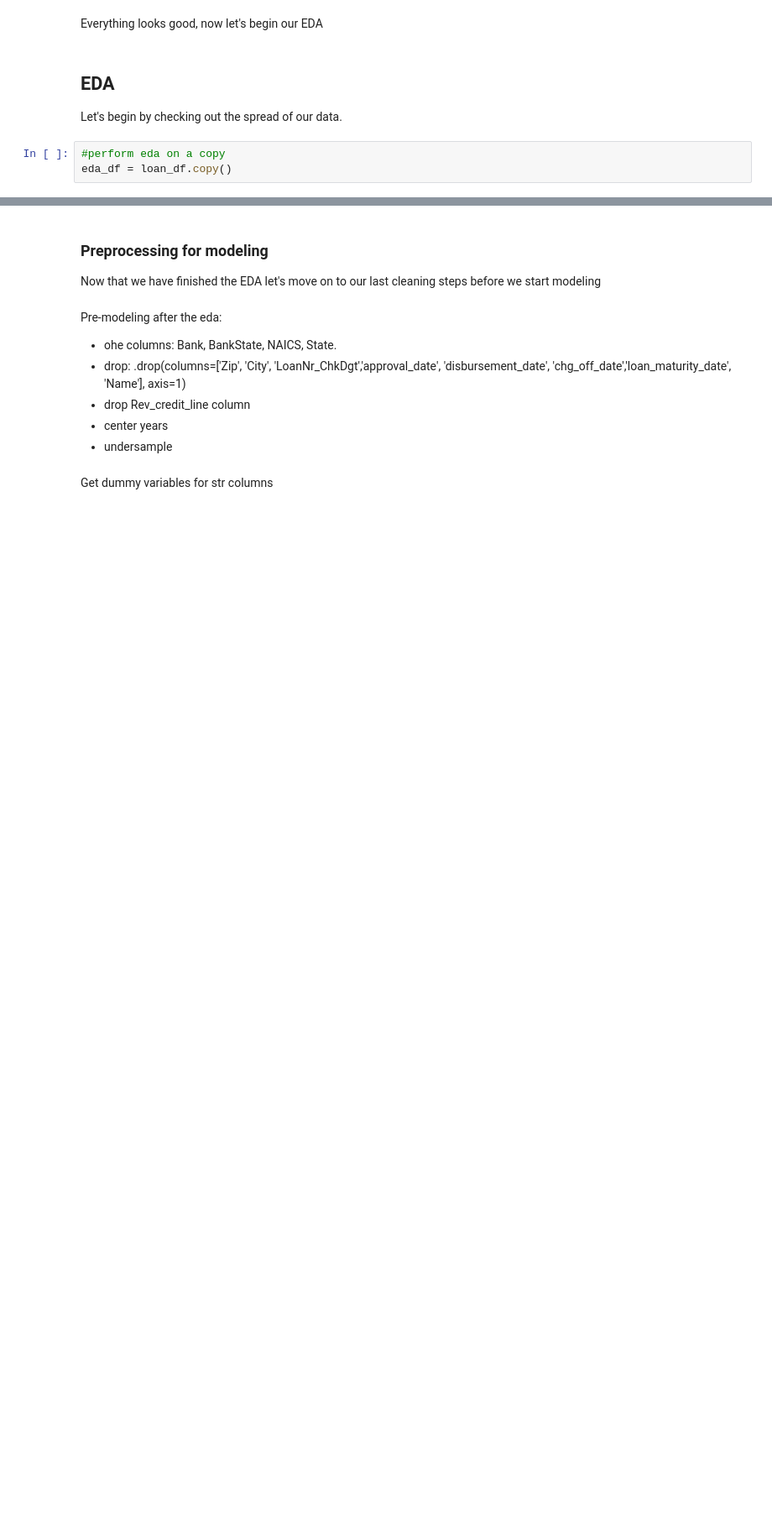
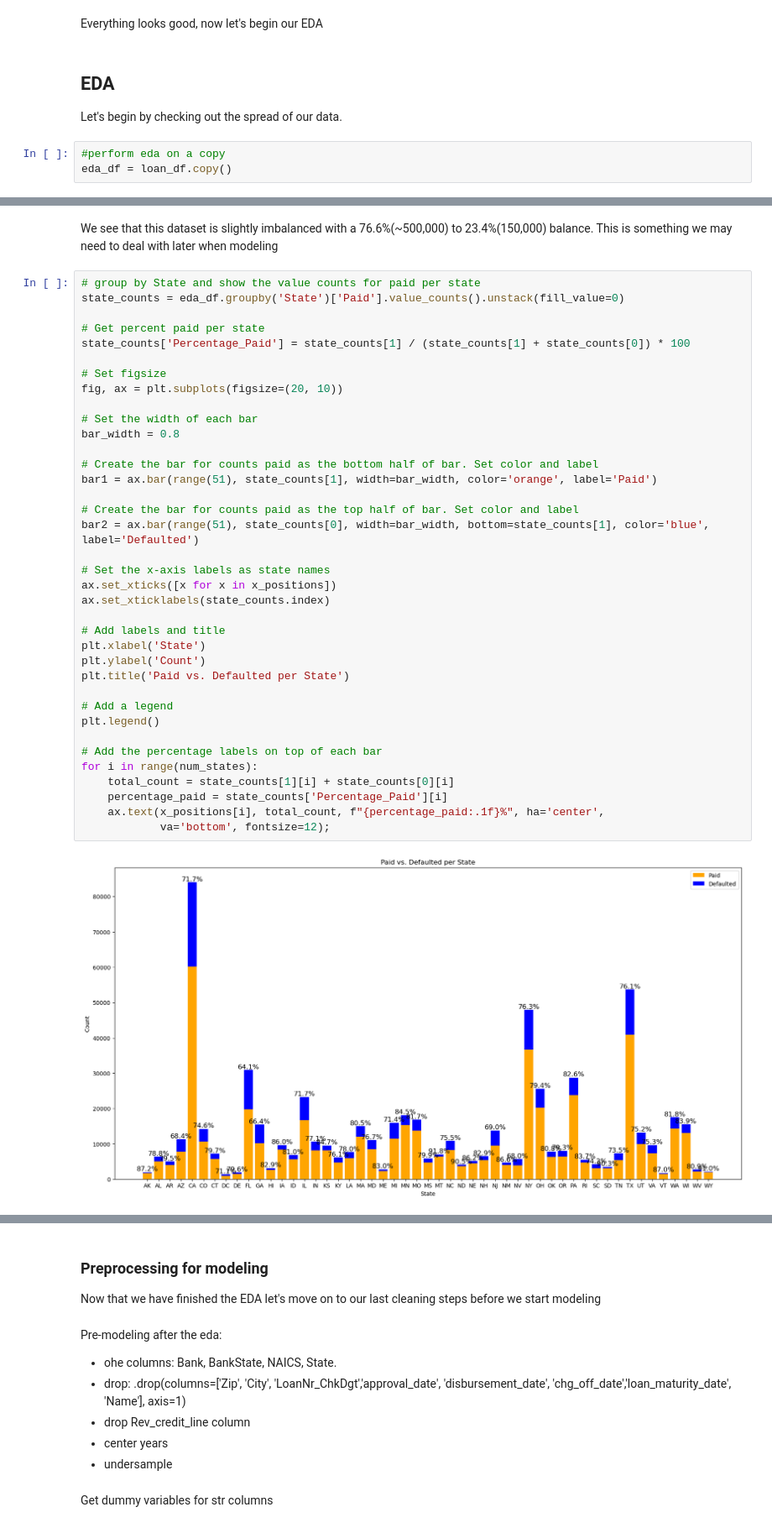
Before and after one commit to joshuaedelstein15/Loan_default, a Jupyter notebook: notebook.ipynb, the cells around one changed output, grey strips where cells are left out. Shown at 84% size. Drawn from its saved outputs; the diff is of its cells as text; blank space fills up the shorter version.

```diff
--- a/notebook.ipynb
+++ b/notebook.ipynb
@@ -722,0 +761,41 @@ Name: count, dtype: int64
+# %% [markdown]
+We see that this dataset is slightly imbalanced with a 76.6%(~500,000) to 23.4%(150,000) balance. This is something we may need to deal with later when modeling
+# %%
+# group by State and show the value counts for paid per state
+state_counts = eda_df.groupby('State')['Paid'].value_counts().unstack(fill_value=0)
+
+# Get percent paid per state
+state_counts['Percentage_Paid'] = state_counts[1] / (state_counts[1] + state_counts[0]) * 100
+
+# Set figsize
+fig, ax = plt.subplots(figsize=(20, 10))
+
+# Set the width of each bar
+bar_width = 0.8
+
+# Create the bar for counts paid as the bottom half of bar. Set color and label
+bar1 = ax.bar(range(51), state_counts[1], width=bar_width, color='orange', label='Paid')
+
+# Create the bar for counts paid as the top half of bar. Set color and label
+bar2 = ax.bar(range(51), state_counts[0], width=bar_width, bottom=state_counts[1], color='blue', label='Defaulted')
+
+# Set the x-axis labels as state names
+ax.set_xticks([x for x in x_positions])
+ax.set_xticklabels(state_counts.index)
+
+# Add labels and title
+plt.xlabel('State')
+plt.ylabel('Count')
+plt.title('Paid vs. Defaulted per State')
+
+# Add a legend
+plt.legend()
+
+# Add the percentage labels on top of each bar
+for i in range(num_states):
+    total_count = state_counts[1][i] + state_counts[0][i]
+    percentage_paid = state_counts['Percentage_Paid'][i]
+    ax.text(x_positions[i], total_count, f"{percentage_paid:.1f}%", ha='center',
+            va='bottom', fontsize=12);
+# %% [output]
+[figure, added]
```
Also changed, not shown: parts of 24 cells of this notebook.
